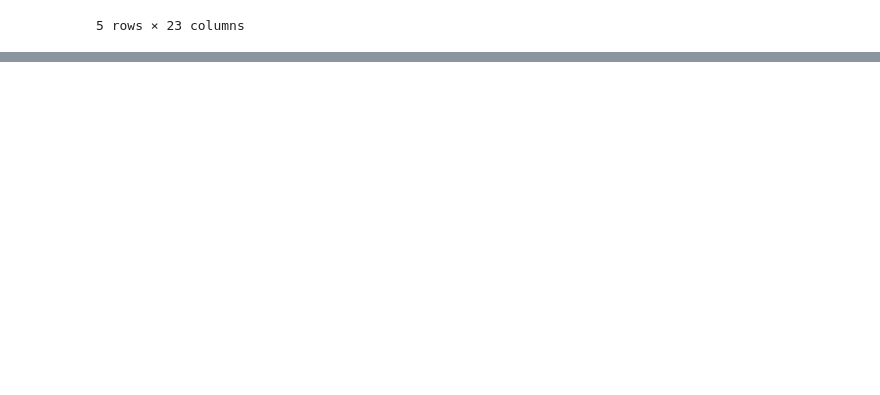
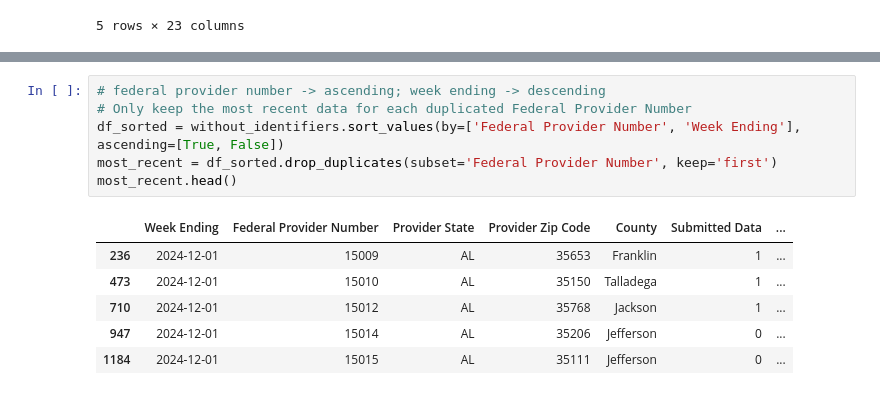
Before and after one commit to heiditam/covid19_nursing_home, a Jupyter notebook: data_exploration.ipynb, the cells around one changed output, grey strips where cells are left out. Drawn from its saved outputs; the diff is of its cells as text; blank space fills up the shorter version.

```diff
--- a/data_exploration.ipynb
+++ b/data_exploration.ipynb
@@ -94,2 +126,15 @@ without_identifiers.head()
+# %%
+# federal provider number -> ascending; week ending -> descending
+# Only keep the most recent data for each duplicated Federal Provider Number
+df_sorted = without_identifiers.sort_values(by=['Federal Provider Number', 'Week Ending'], ascending=[True, False])
+most_recent = df_sorted.drop_duplicates(subset='Federal Provider Number', keep='first')
+most_recent.head()
+# %% [output]
+|  | Week Ending | Federal Provider Number | Provider State | Provider Zip Code | County | Submitted Data | ... |
+| 236 | 2024-12-01 | 15009 | AL | 35653 | Franklin | 1 | ... |
+| 473 | 2024-12-01 | 15010 | AL | 35150 | Talladega | 1 | ... |
+| 710 | 2024-12-01 | 15012 | AL | 35768 | Jackson | 1 | ... |
+| 947 | 2024-12-01 | 15014 | AL | 35206 | Jefferson | 0 | ... |
+| 1184 | 2024-12-01 | 15015 | AL | 35111 | Jefferson | 0 | ... |
 # %%
 # Drop metadata
```
Also changed, not shown: parts of 13 cells of this notebook.
